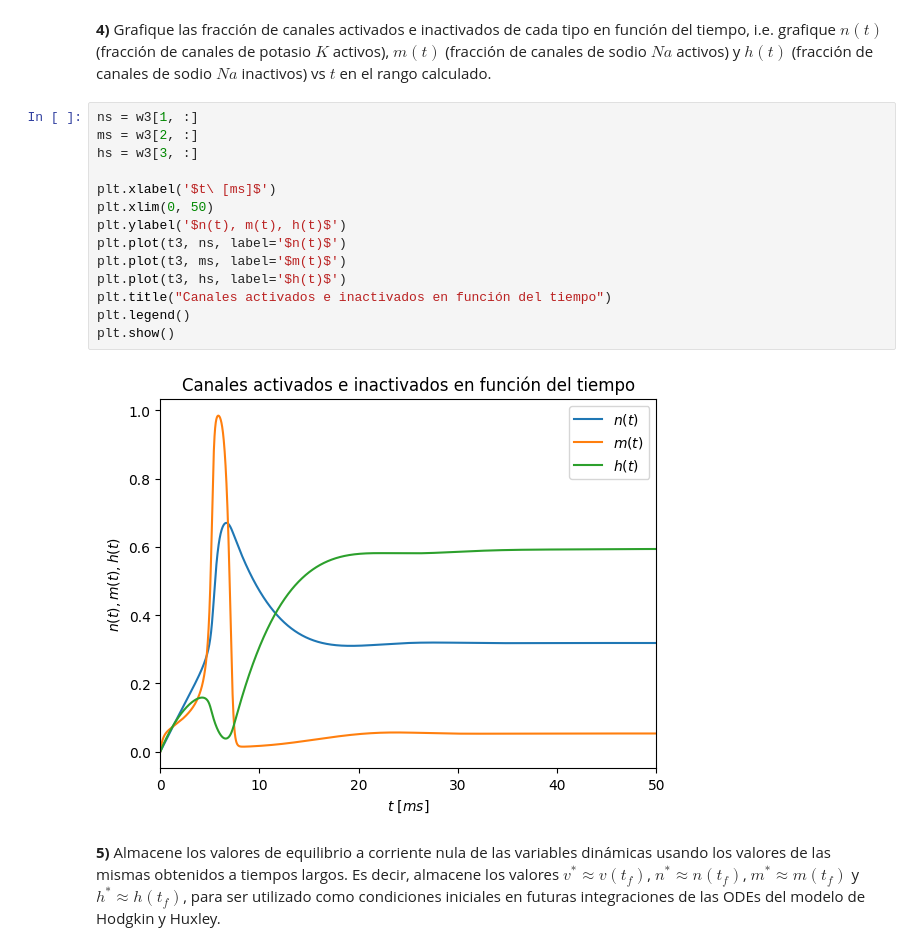
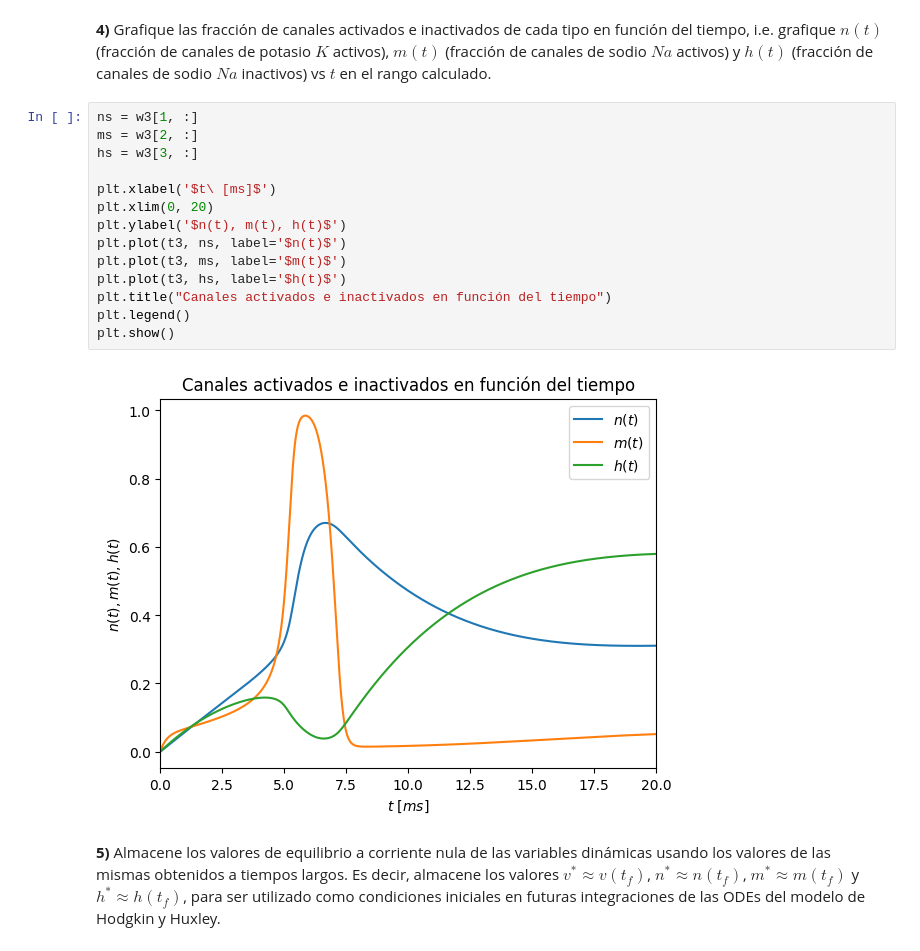
Before and after one commit to basbenja/RedesNeuronales-TrabajosPracticos, a Jupyter notebook: TP1/TrabajoPractico1.ipynb, the cells around one changed output. Drawn from its saved outputs; the diff is of its cells as text.

```diff
--- a/TP1/TrabajoPractico1.ipynb
+++ b/TP1/TrabajoPractico1.ipynb
@@ -509,19 +509,19 @@ plt.show()
 # %%
 ns = w3[1, :]
 ms = w3[2, :]
 hs = w3[3, :]
 
 plt.xlabel('$t\ [ms]$')
-plt.xlim(0, 50)
+plt.xlim(0, 20)
 plt.ylabel('$n(t), m(t), h(t)$')
 plt.plot(t3, ns, label='$n(t)$')
 plt.plot(t3, ms, label='$m(t)$')
 plt.plot(t3, hs, label='$h(t)$')
 plt.title("Canales activados e inactivados en función del tiempo")
 plt.legend()
 plt.show()
 # %% [output]
-[figure, old version]
+[figure, new version]
 # %% [markdown]
 **5)** Almacene los valores de equilibrio a corriente nula de las variables dinámicas usando los valores de las mismas obtenidos a tiempos largos. Es decir, almacene los valores $v^* \approx v(t_f)$, $n^* \approx n(t_f)$, $m^* \approx m(t_f)$ y $h^* \approx h(t_f)$, para ser utilizado como condiciones iniciales en futuras integraciones de las ODEs del modelo de Hodgkin y Huxley.
 # %%
```
Also changed, not shown: parts of 4 cells of this notebook.
